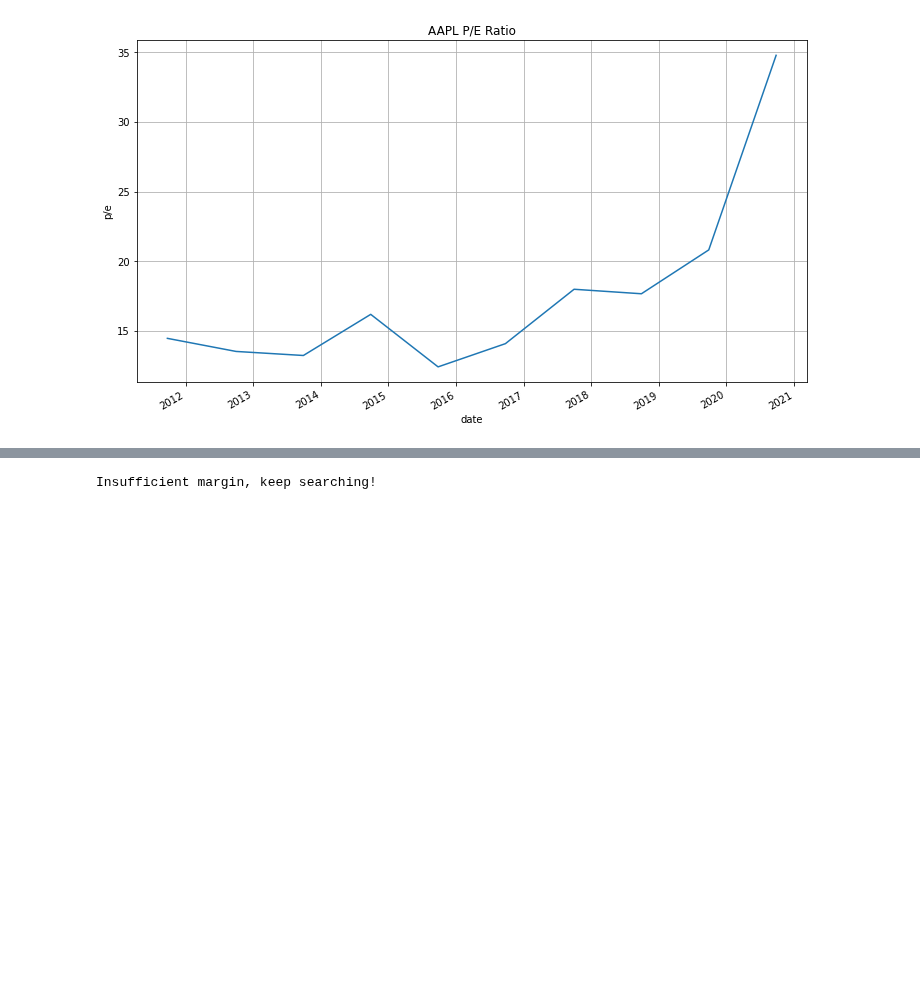
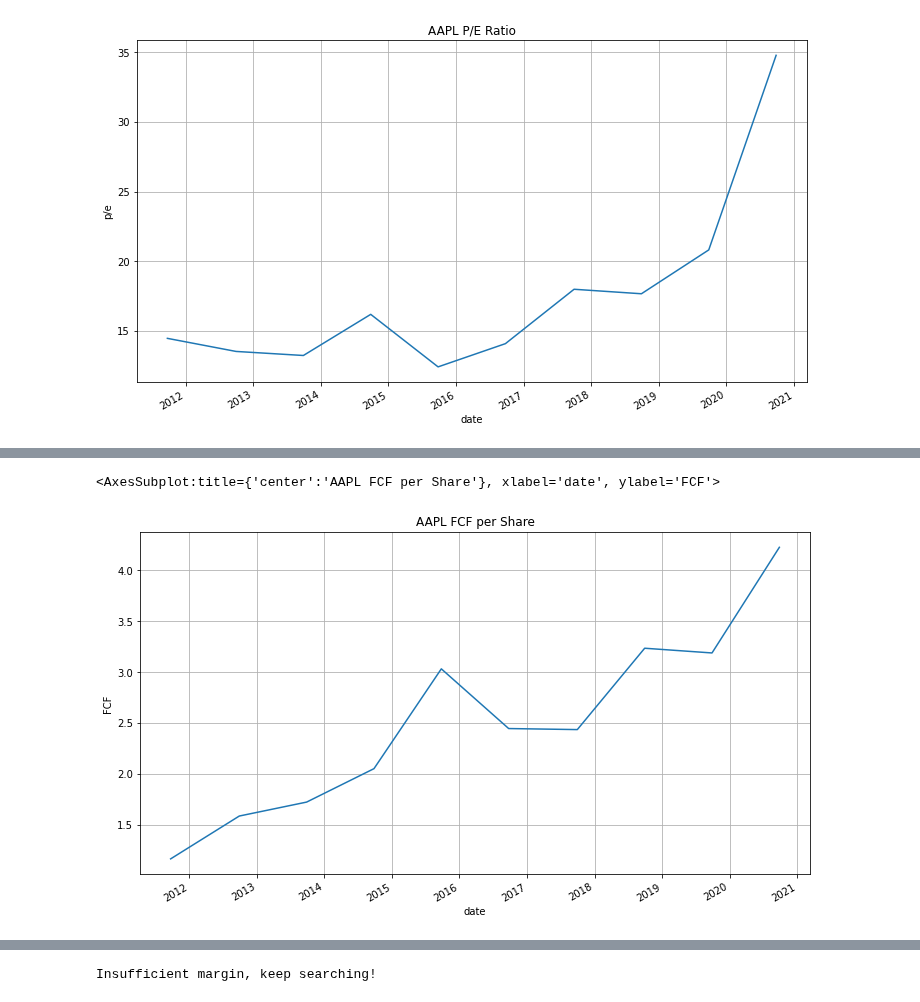
Before and after one commit to dbogatic/value_investing, a Jupyter notebook: intrinsic_value.ipynb, the cells around one changed output, grey strips where cells are left out. Saved outputs shown, nothing was run; the diff lists cells and outputs as text; code cells hidden in the pictures; blank space fills up the shorter version.

```diff
--- a/intrinsic_value.ipynb
+++ b/intrinsic_value.ipynb
@@ -249,0 +217,5 @@ key_metrics['peRatio'].astype('float').plot(figsize= (12,7), grid=True,title=f'{
+# %%
+key_metrics['freeCashFlowPerShare'].astype('float').plot(figsize= (12,7), grid=True,title=f'{ticker} FCF per Share',ylabel='fcf')
+# %% [output]
+<AxesSubplot:title={'center':'AAPL FCF per Share'}, xlabel='date', ylabel='FCF'>
+[figure, added]
```
Also changed, not shown: parts of 34 cells of this notebook.
